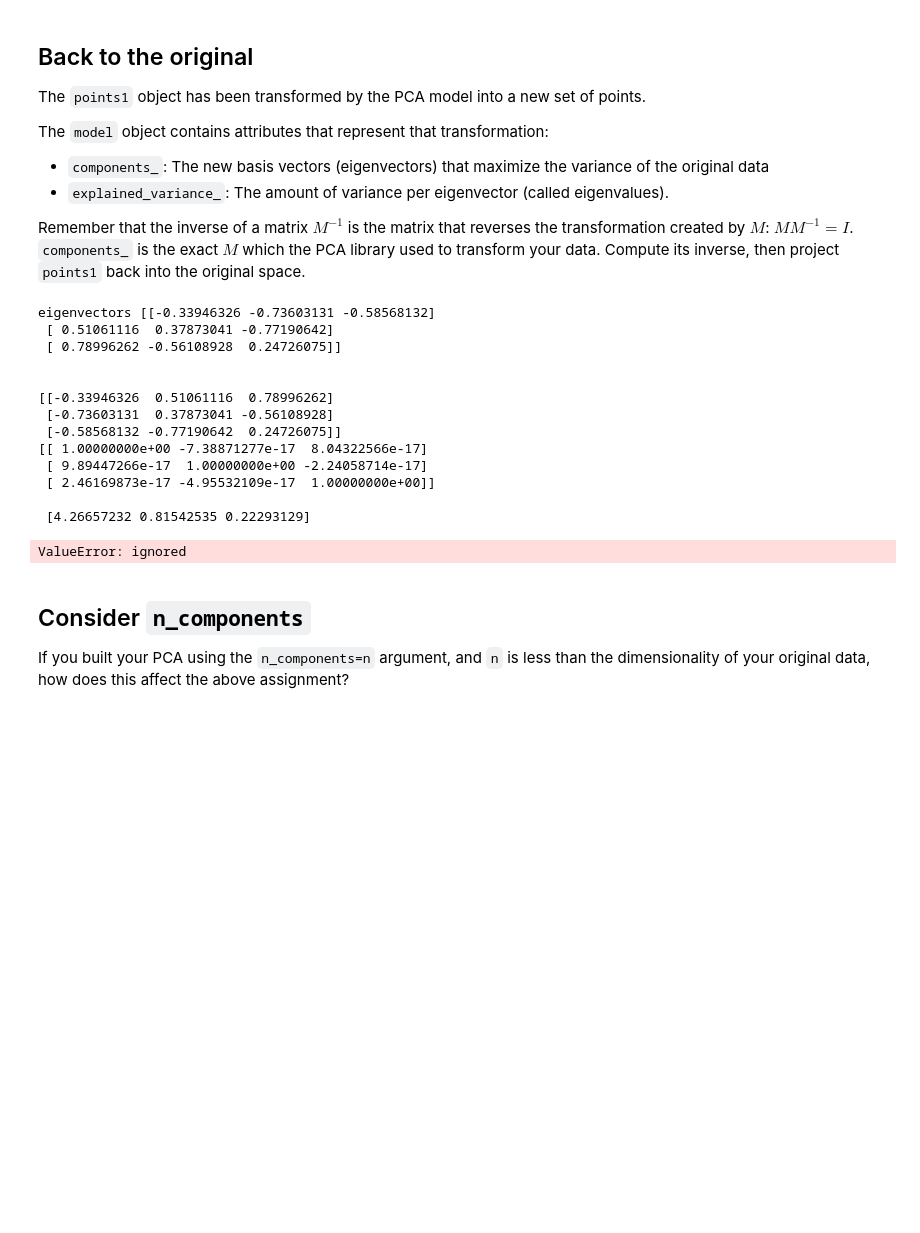
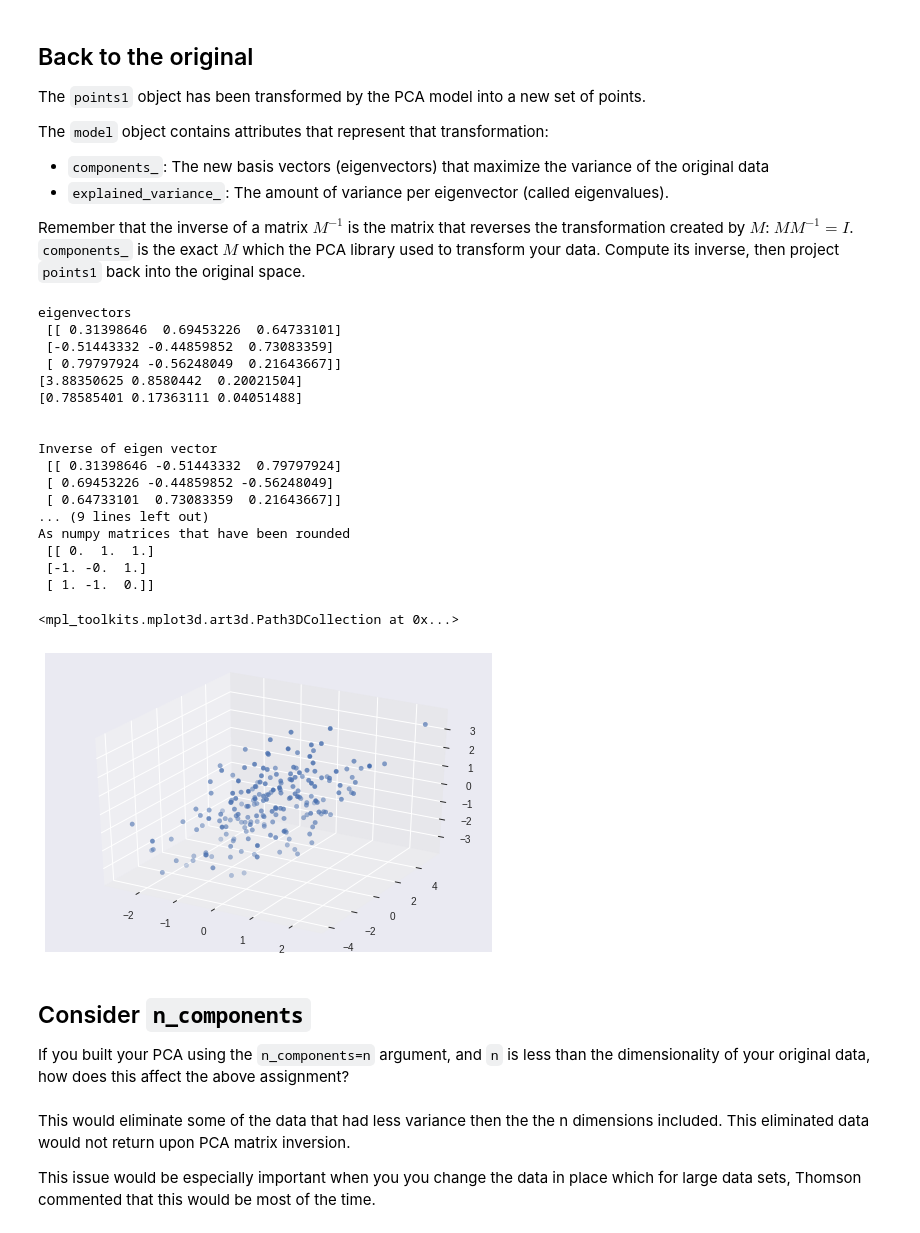
Before and after one commit to schwaaweb/aimlds1_03, a Jupyter notebook: Th03_CC_DJ_Principal_Components_Inverse_Coding_Challenge_Master.ipynb, the cells around one changed output. Cells and saved outputs as stored; diff of their text form; code cells hidden in the pictures; blank space fills up the shorter version.

```diff
--- a/Th03_CC_DJ_Principal_Components_Inverse_Coding_Challenge_Master.ipynb
+++ b/Th03_CC_DJ_Principal_Components_Inverse_Coding_Challenge_Master.ipynb
@@ -58,50 +58,61 @@ The `model` object contains attributes that represent that transformation:
 
 Remember that the inverse of a matrix $M^{-1}$ is the matrix that reverses the transformation created by $M$: $MM^{-1} = I$. `components_` is the exact $M$ which the PCA library used to transform your data. Compute its inverse, then project `points1` back into the original space.
 # %%
-# print(points1,points2)
-#print('model.components_','\n',model.components_)
-#print(np.linalg.inv(model.components_))
-
 
 # eigen
 oc = model.components_ # eigen vectors
-rc = np.linalg.inv(model.components_)
+rc = np.linalg.inv(oc)
 
-print('eigenvectors', oc)
+print('eigenvectors\n', oc)
+print(model.explained_variance_)
+print(model.explained_variance_ratio_)
 print('\n')
-print(rc)
-
-print(np.dot(oc, rc))
+print('Inverse of eigen vector \n', rc)
+print('original vector vs inverse vector\n')
+print(oc * rc)
+print('As numpy matrices\n',np.matrix(oc) * np.matrix(rc))
+print('As numpy matrices that have been rounded\n', np.round(np.matrix(oc)))
 
 
-print('\n',model.explained_variance_) # eigen values
+
+
+#print('\n',model.explained_variance_) # eigen values
 
 # Invert the components of the PCA and re-apply
 
-old_points = points2.T * rc
+old_points = points2 * np.matrix(rc.T)
 
 
 
 # Plot again. This should perfectly match the original 3d plot.
 fig = plt.figure()
 ax = fig.add_subplot(111, projection='3d')
-ax.scatter(*old_points)
+ax.scatter(*(old_points.T))
 # %% [output]
-eigenvectors [[-0.33946326 -0.73603131 -0.58568132]
- [ 0.51061116  0.37873041 -0.77190642]
- [ 0.78996262 -0.56108928  0.24726075]]
+eigenvectors
+ [[ 0.31398646  0.69453226  0.64733101]
+ [-0.51443332 -0.44859852  0.73083359]
+ [ 0.79797924 -0.56248049  0.21643667]]
+[3.88350625 0.8580442  0.20021504]
+[0.78585401 0.17363111 0.04051488]
 
 
-[[-0.33946326  0.51061116  0.78996262]
- [-0.73603131  0.37873041 -0.56108928]
- [-0.58568132 -0.77190642  0.24726075]]
-[[ 1.00000000e+00 -7.38871277e-17  8.04322566e-17]
- [ 9.89447266e-17  1.00000000e+00 -2.24058714e-17]
- [ 2.46169873e-17 -4.95532109e-17  1.00000000e+00]]
-
- [4.26657232 0.81542535 0.22293129]
+Inverse of eigen vector
+ [[ 0.31398646 -0.51443332  0.79797924]
+ [ 0.69453226 -0.44859852 -0.56248049]
+ [ 0.64733101  0.73083359  0.21643667]]
+... (9 lines left out)
+As numpy matrices that have been rounded
+ [[ 0.  1.  1.]
+ [-1. -0.  1.]
+ [ 1. -1.  0.]]
-ValueError: ignored
+<mpl_toolkits.mplot3d.art3d.Path3DCollection at 0x...>
+[figure, added]
 # %% [markdown]
 ## Consider `n_components`
 
 If you built your PCA using the `n_components=n` argument, and `n` is less than the dimensionality of your original data, how does this affect the above assignment?
+# %% [markdown]
+This would eliminate some of the data that had less variance then the the n dimensions included. This eliminated data would not return upon PCA matrix inversion.
+
+This issue would be especially important when you you change the data in place which for large data sets, Thomson commented that this would be most of the time.
```
Also changed, not shown: parts of 4 cells of this notebook.
